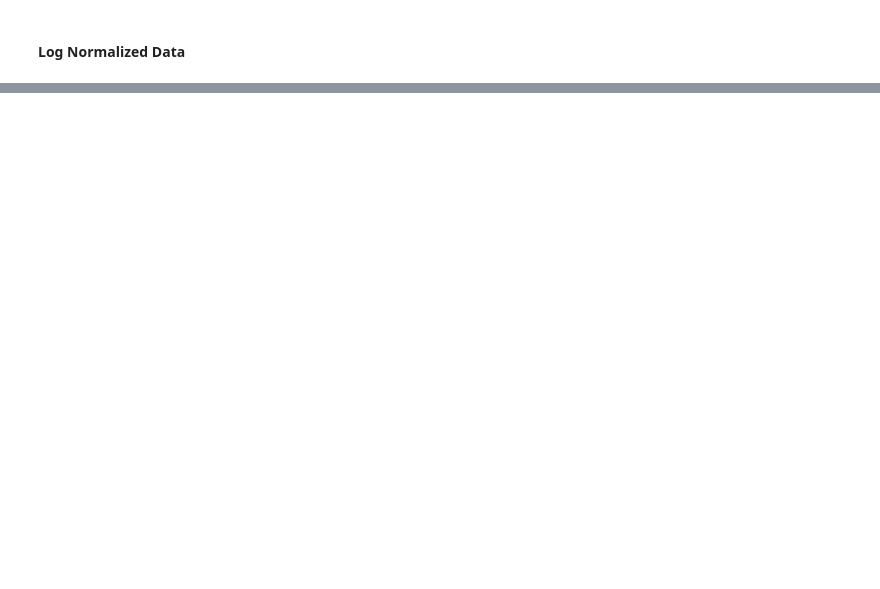
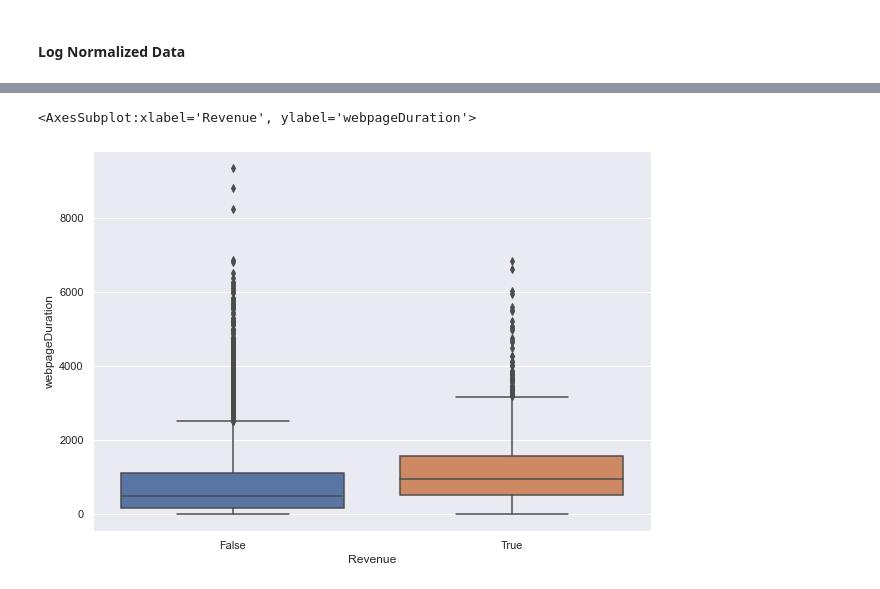
Before and after one commit to ivan-usd/panda-commerce, a Jupyter notebook: notebooks/ivanDataCleanUp.ipynb, the cells around one changed output, grey strips where cells are left out. Saved outputs shown, nothing was run; the diff lists cells and outputs as text; code cells hidden in the pictures; blank space fills up the shorter version.

```diff
--- a/notebooks/ivanDataCleanUp.ipynb
+++ b/notebooks/ivanDataCleanUp.ipynb
@@ -93,0 +185,6 @@ eCommerceDF.shape[0]
+# %%
+sns.set(rc={'figure.figsize':(10,7)})
+sns.boxplot(x="Revenue", y="webpageDuration", data=outlierWebpageDf.dropna())
+# %% [output]
+<AxesSubplot:xlabel='Revenue', ylabel='webpageDuration'>
+[figure, added]
```
Also changed, not shown: parts of 28 cells of this notebook, 1 other file.
